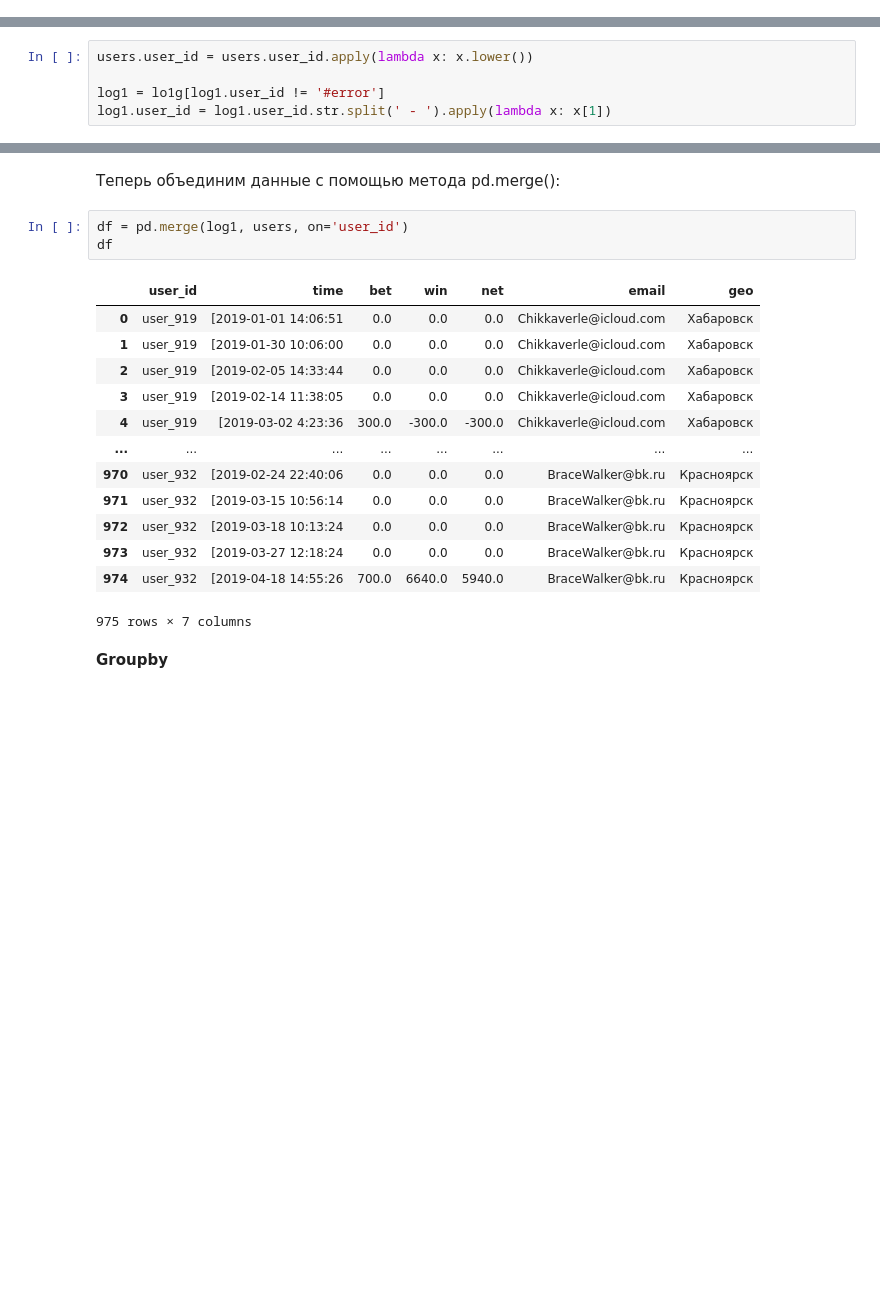
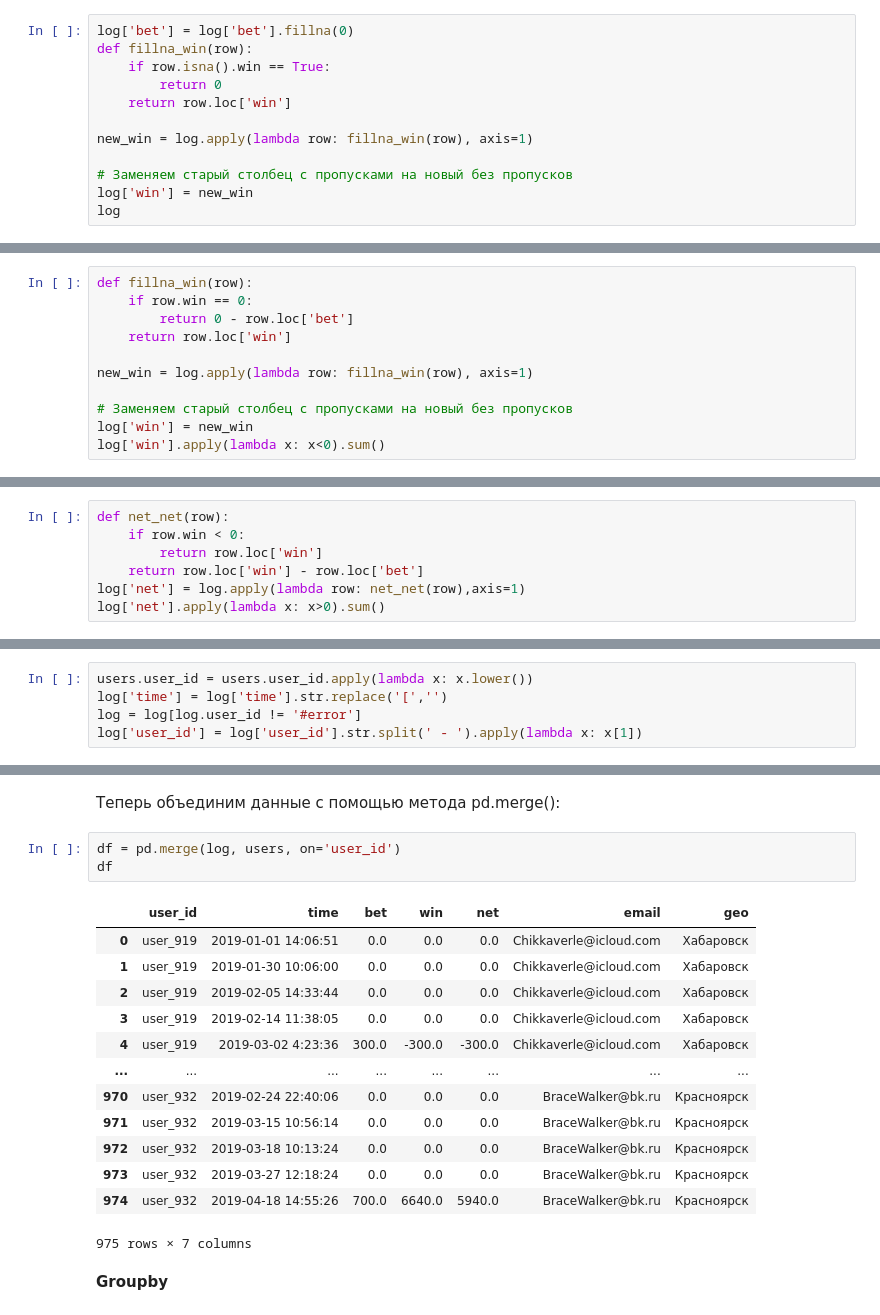
Before and after one commit to Paull-dark/Skill_Notebooks, a Jupyter notebook: Module_3/Python_11_Feature Engineering.ipynb, the cells around one changed output, grey strips where cells are left out. Saved outputs shown, nothing was run; the diff lists cells and outputs as text; blank space fills up the shorter version.

```diff
--- a/Module_3/Python_11_Feature Engineering.ipynb
+++ b/Module_3/Python_11_Feature Engineering.ipynb
@@ -564,3 +365,15 @@ min_bet_amount = log[log['bet'] == log['bet'].min()]['bet'].count()
 <span style="color: orange; font-weight: bold; font-size:16pt">Повторение merge/groupby</span>
 
 Повторим часть предобработки, которую мы должны были выполнить ранее:
+# %%
+log['bet'] = log['bet'].fillna(0)
+def fillna_win(row):
+    if row.isna().win == True:
+        return 0
+    return row.loc['win']
+
+new_win = log.apply(lambda row: fillna_win(row), axis=1)
+
+# Заменяем старый столбец с пропусками на новый без пропусков
+log['win'] = new_win
+log
@@ -566,0 +394,11 @@ min_bet_amount = log[log['bet'] == log['bet'].min()]['bet'].count()
+# %%
+def fillna_win(row):
+    if row.win == 0:
+        return 0 - row.loc['bet']
+    return row.loc['win']
+
+new_win = log.apply(lambda row: fillna_win(row), axis=1)
+
+# Заменяем старый столбец с пропусками на новый без пропусков
+log['win'] = new_win
+log['win'].apply(lambda x: x<0).sum()
@@ -566,0 +407,7 @@ min_bet_amount = log[log['bet'] == log['bet'].min()]['bet'].count()
+# %%
+def net_net(row):
+    if row.win < 0:
+        return row.loc['win']
+    return row.loc['win'] - row.loc['bet']
+log['net'] = log.apply(lambda row: net_net(row),axis=1)
+log['net'].apply(lambda x: x>0).sum()
@@ -567,6 +416,6 @@ min_bet_amount = log[log['bet'] == log['bet'].min()]['bet'].count()
 # %%
 users.user_id = users.user_id.apply(lambda x: x.lower())
-
-log1 = lo1g[log1.user_id != '#error']
-log1.user_id = log1.user_id.str.split(' - ').apply(lambda x: x[1])
+log['time'] = log['time'].str.replace('[','')
+log = log[log.user_id != '#error']
+log['user_id'] = log['user_id'].str.split(' - ').apply(lambda x: x[1])
 # %% [output]
@@ -586,21 +427,21 @@ log1.user_id = log1.user_id.str.split(' - ').apply(lambda x: x[1])
 # %% [markdown]
 Tеперь объединим данные с помощью метода pd.merge():
 # %%
-df = pd.merge(log1, users, on='user_id')
+df = pd.merge(log, users, on='user_id')
 df
 # %% [output]
 |  | user_id | time | bet | win | net | email | geo |
-| 0 | user_919 | [2019-01-01 14:06:51 | 0.0 | 0.0 | 0.0 | Chikkaverle@icloud.com | Хабаровск |
-| 1 | user_919 | [2019-01-30 10:06:00 | 0.0 | 0.0 | 0.0 | Chikkaverle@icloud.com | Хабаровск |
-| 2 | user_919 | [2019-02-05 14:33:44 | 0.0 | 0.0 | 0.0 | Chikkaverle@icloud.com | Хабаровск |
-| 3 | user_919 | [2019-02-14 11:38:05 | 0.0 | 0.0 | 0.0 | Chikkaverle@icloud.com | Хабаровск |
-| 4 | user_919 | [2019-03-02 4:23:36 | 300.0 | -300.0 | -300.0 | Chikkaverle@icloud.com | Хабаровск |
+| 0 | user_919 | 2019-01-01 14:06:51 | 0.0 | 0.0 | 0.0 | Chikkaverle@icloud.com | Хабаровск |
+| 1 | user_919 | 2019-01-30 10:06:00 | 0.0 | 0.0 | 0.0 | Chikkaverle@icloud.com | Хабаровск |
+| 2 | user_919 | 2019-02-05 14:33:44 | 0.0 | 0.0 | 0.0 | Chikkaverle@icloud.com | Хабаровск |
+| 3 | user_919 | 2019-02-14 11:38:05 | 0.0 | 0.0 | 0.0 | Chikkaverle@icloud.com | Хабаровск |
+| 4 | user_919 | 2019-03-02 4:23:36 | 300.0 | -300.0 | -300.0 | Chikkaverle@icloud.com | Хабаровск |
 | ... | ... | ... | ... | ... | ... | ... | ... |
-| 970 | user_932 | [2019-02-24 22:40:06 | 0.0 | 0.0 | 0.0 | BraceWalker@bk.ru | Красноярск |
-| 971 | user_932 | [2019-03-15 10:56:14 | 0.0 | 0.0 | 0.0 | BraceWalker@bk.ru | Красноярск |
-| 972 | user_932 | [2019-03-18 10:13:24 | 0.0 | 0.0 | 0.0 | BraceWalker@bk.ru | Красноярск |
-| 973 | user_932 | [2019-03-27 12:18:24 | 0.0 | 0.0 | 0.0 | BraceWalker@bk.ru | Красноярск |
-| 974 | user_932 | [2019-04-18 14:55:26 | 700.0 | 6640.0 | 5940.0 | BraceWalker@bk.ru | Красноярск |
+| 970 | user_932 | 2019-02-24 22:40:06 | 0.0 | 0.0 | 0.0 | BraceWalker@bk.ru | Красноярск |
+| 971 | user_932 | 2019-03-15 10:56:14 | 0.0 | 0.0 | 0.0 | BraceWalker@bk.ru | Красноярск |
+| 972 | user_932 | 2019-03-18 10:13:24 | 0.0 | 0.0 | 0.0 | BraceWalker@bk.ru | Красноярск |
+| 973 | user_932 | 2019-03-27 12:18:24 | 0.0 | 0.0 | 0.0 | BraceWalker@bk.ru | Красноярск |
+| 974 | user_932 | 2019-04-18 14:55:26 | 700.0 | 6640.0 | 5940.0 | BraceWalker@bk.ru | Красноярск |
 975 rows × 7 columns
 # %% [markdown]
 **Groupby**
```
Also changed, not shown: parts of 44 cells of this notebook.
